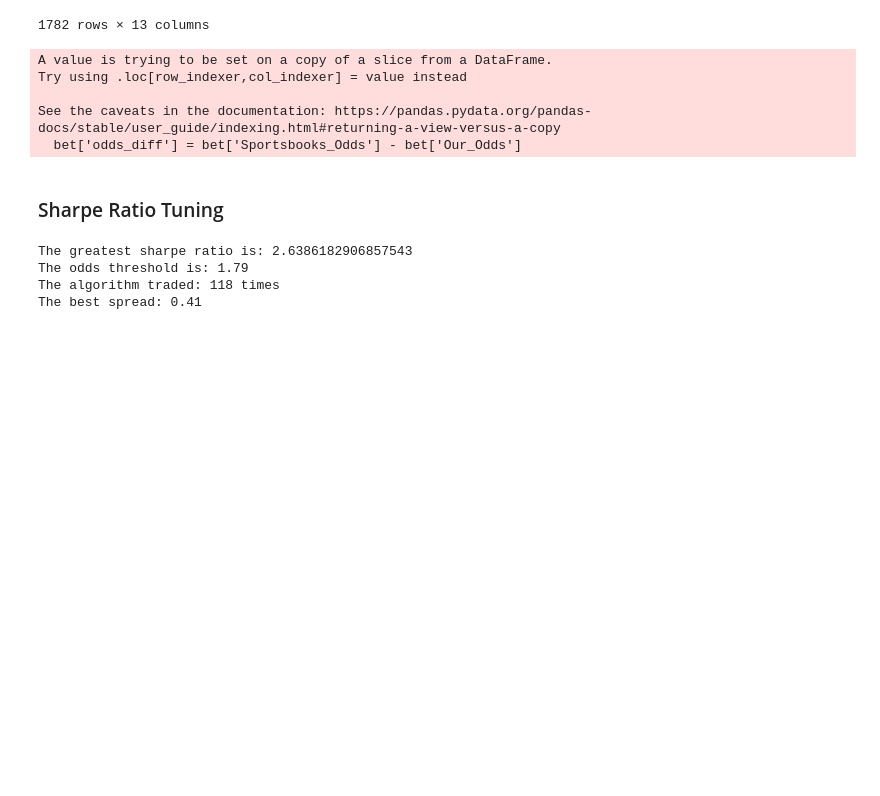
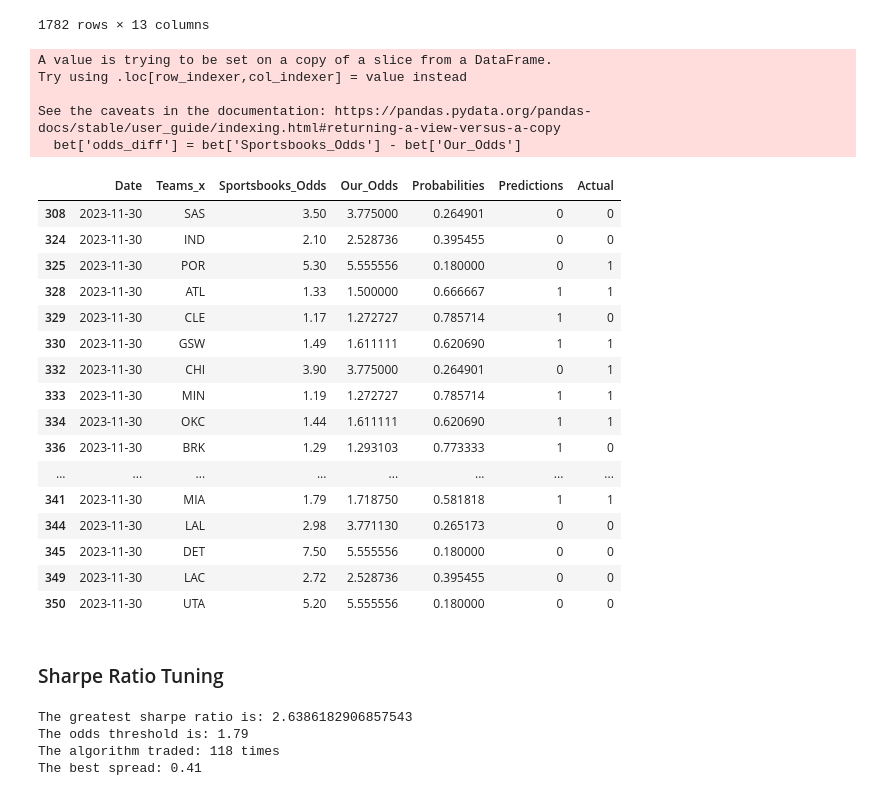
Before and after one commit to bluefish0125/Sports-Prediction, a Jupyter notebook: risk_management/Kelly_Criterion_Calibrated_Frank_Branch.ipynb, the cells around one changed output. Drawn from its saved outputs; the diff is of its cells as text; code cells hidden in the pictures; blank space fills up the shorter version.

```diff
--- a/risk_management/Kelly_Criterion_Calibrated_Frank_Branch.ipynb
+++ b/risk_management/Kelly_Criterion_Calibrated_Frank_Branch.ipynb
@@ -254,6 +257,26 @@ Try using .loc[row_indexer,col_indexer] = value instead
 
 See the caveats in the documentation: https://pandas.pydata.org/pandas-docs/stable/user_guide/indexing.html#returning-a-view-versus-a-copy
   bet['odds_diff'] = bet['Sportsbooks_Odds'] - bet['Our_Odds']
+# %%
+final[final['Date'] == '2023-11-30']
+# %% [output]
+|  | Date | Teams_x | Sportsbooks_Odds | Our_Odds | Probabilities | Predictions | Actual |
+| 308 | 2023-11-30 | SAS | 3.50 | 3.775000 | 0.264901 | 0 | 0 |
+| 324 | 2023-11-30 | IND | 2.10 | 2.528736 | 0.395455 | 0 | 0 |
+| 325 | 2023-11-30 | POR | 5.30 | 5.555556 | 0.180000 | 0 | 1 |
+| 328 | 2023-11-30 | ATL | 1.33 | 1.500000 | 0.666667 | 1 | 1 |
+| 329 | 2023-11-30 | CLE | 1.17 | 1.272727 | 0.785714 | 1 | 0 |
+| 330 | 2023-11-30 | GSW | 1.49 | 1.611111 | 0.620690 | 1 | 1 |
+| 332 | 2023-11-30 | CHI | 3.90 | 3.775000 | 0.264901 | 0 | 1 |
+| 333 | 2023-11-30 | MIN | 1.19 | 1.272727 | 0.785714 | 1 | 1 |
+| 334 | 2023-11-30 | OKC | 1.44 | 1.611111 | 0.620690 | 1 | 1 |
+| 336 | 2023-11-30 | BRK | 1.29 | 1.293103 | 0.773333 | 1 | 0 |
+| ... | ... | ... | ... | ... | ... | ... | ... |
+| 341 | 2023-11-30 | MIA | 1.79 | 1.718750 | 0.581818 | 1 | 1 |
+| 344 | 2023-11-30 | LAL | 2.98 | 3.771130 | 0.265173 | 0 | 0 |
+| 345 | 2023-11-30 | DET | 7.50 | 5.555556 | 0.180000 | 0 | 0 |
+| 349 | 2023-11-30 | LAC | 2.72 | 2.528736 | 0.395455 | 0 | 0 |
+| 350 | 2023-11-30 | UTA | 5.20 | 5.555556 | 0.180000 | 0 | 0 |
 # %% [markdown]
 ### Sharpe Ratio Tuning
 # %%
```
Also changed, not shown: parts of 6 cells of this notebook, 1 other file.
